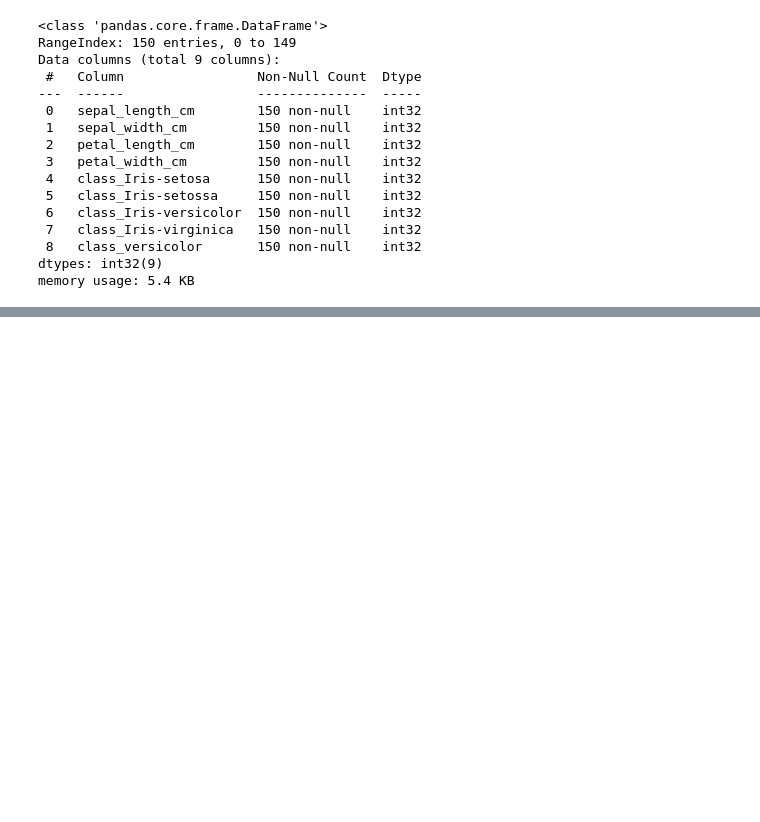
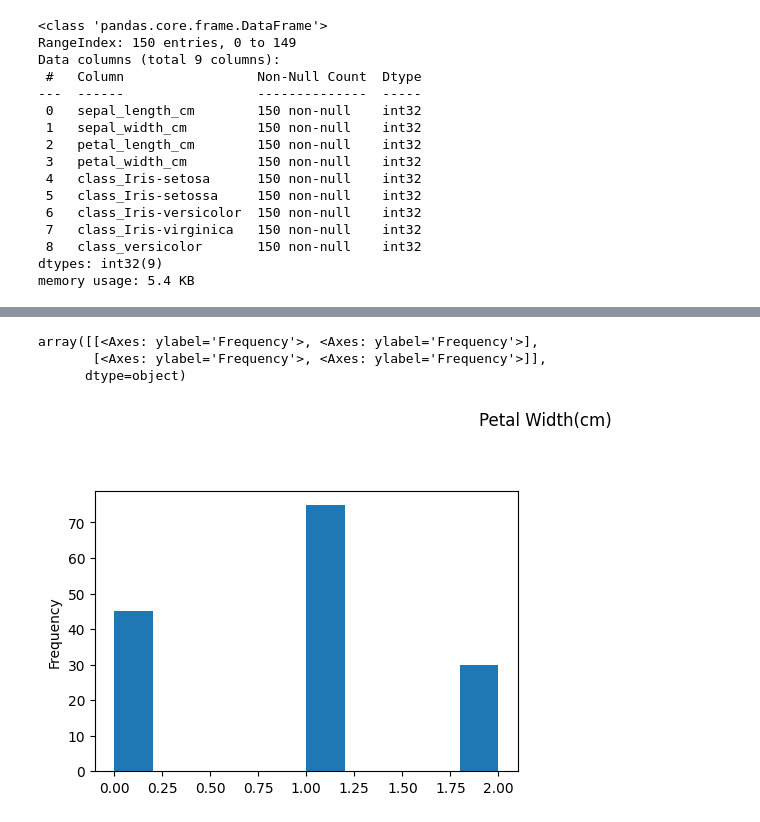
Before and after one commit to martingonzalezr001/dataptmad0924_labs, a Jupyter notebook: module-3/data-cleaning-challenge/notebooks/Cleaning-Bonus-Challenge.ipynb, the cells around one changed output, grey strips where cells are left out. Saved outputs shown, nothing was run; the diff lists cells and outputs as text; code cells hidden in the pictures; blank space fills up the shorter version.

```diff
--- a/module-3/data-cleaning-challenge/notebooks/Cleaning-Bonus-Challenge.ipynb
+++ b/module-3/data-cleaning-challenge/notebooks/Cleaning-Bonus-Challenge.ipynb
@@ -203,0 +245,8 @@ memory usage: 5.4 KB
+# %%
+df1['petal_width_cm'].plot(kind="hist", subplots=True, layout=(2,2), figsize=(12,8), title='Petal Width(cm)')
+# Here we can see that are strange values that could be wrong because there are a lot of different between the first bar than the second and the third
+# %% [output]
+array([[<Axes: ylabel='Frequency'>, <Axes: ylabel='Frequency'>],
+       [<Axes: ylabel='Frequency'>, <Axes: ylabel='Frequency'>]],
+      dtype=object)
+[figure, added]
```
Also changed, not shown: parts of 23 cells of this notebook.
